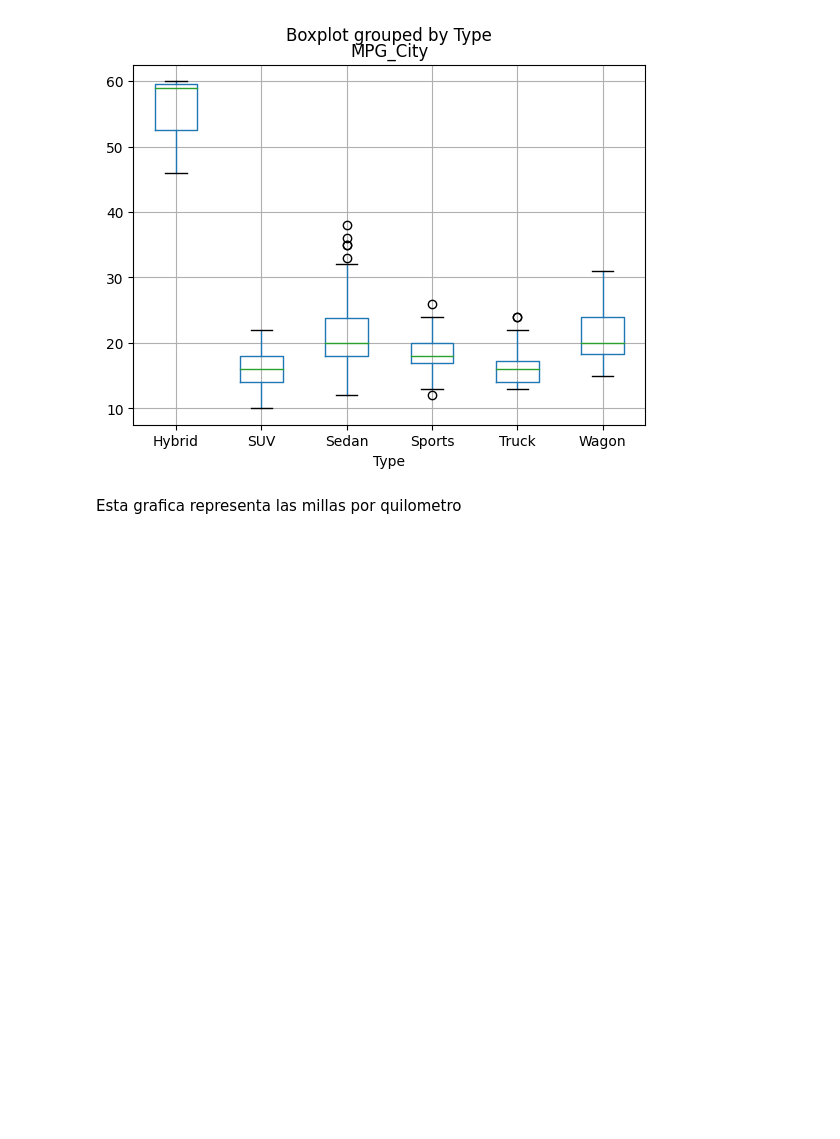
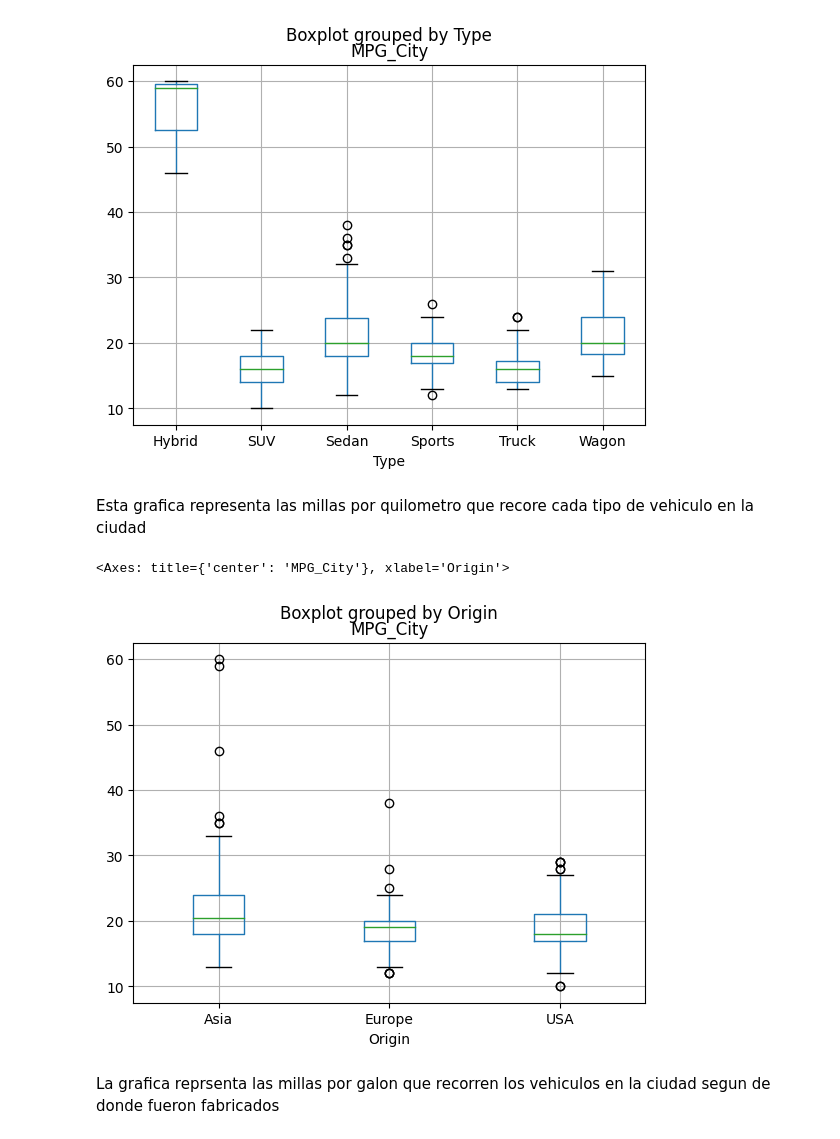
Before and after one commit to JuanMorales4619/Estadistica-3, a Jupyter notebook: Tarea 1/src/notebook/Punto2.ipynb, the cells around one changed output. Saved outputs shown, nothing was run; the diff lists cells and outputs as text; code cells hidden in the pictures; blank space fills up the shorter version.

```diff
--- a/Tarea 1/src/notebook/Punto2.ipynb
+++ b/Tarea 1/src/notebook/Punto2.ipynb
@@ -170,4 +170,11 @@ df.boxplot("MPG_City","Type")
 <Axes: title={'center': 'MPG_City'}, xlabel='Type'>
 [figure]
 # %% [markdown]
-Esta grafica representa las millas por quilometro
+Esta grafica representa las millas por quilometro que recore cada tipo de vehiculo en la ciudad
+# %%
+df.boxplot("MPG_City","Origin")
+# %% [output]
+<Axes: title={'center': 'MPG_City'}, xlabel='Origin'>
+[figure, added]
+# %% [markdown]
+La grafica reprsenta las millas por galon que recorren los vehiculos en la ciudad segun de donde fueron fabricados
```
